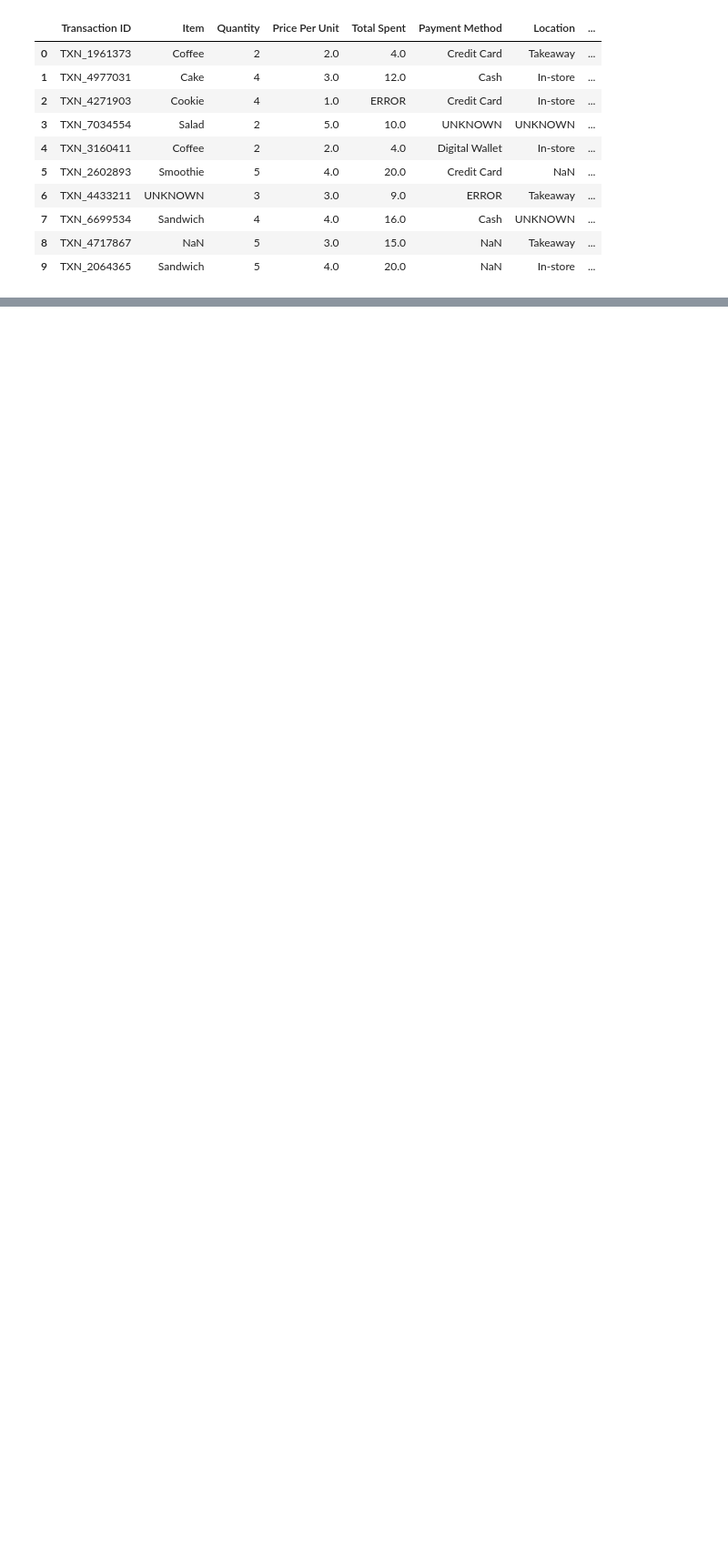
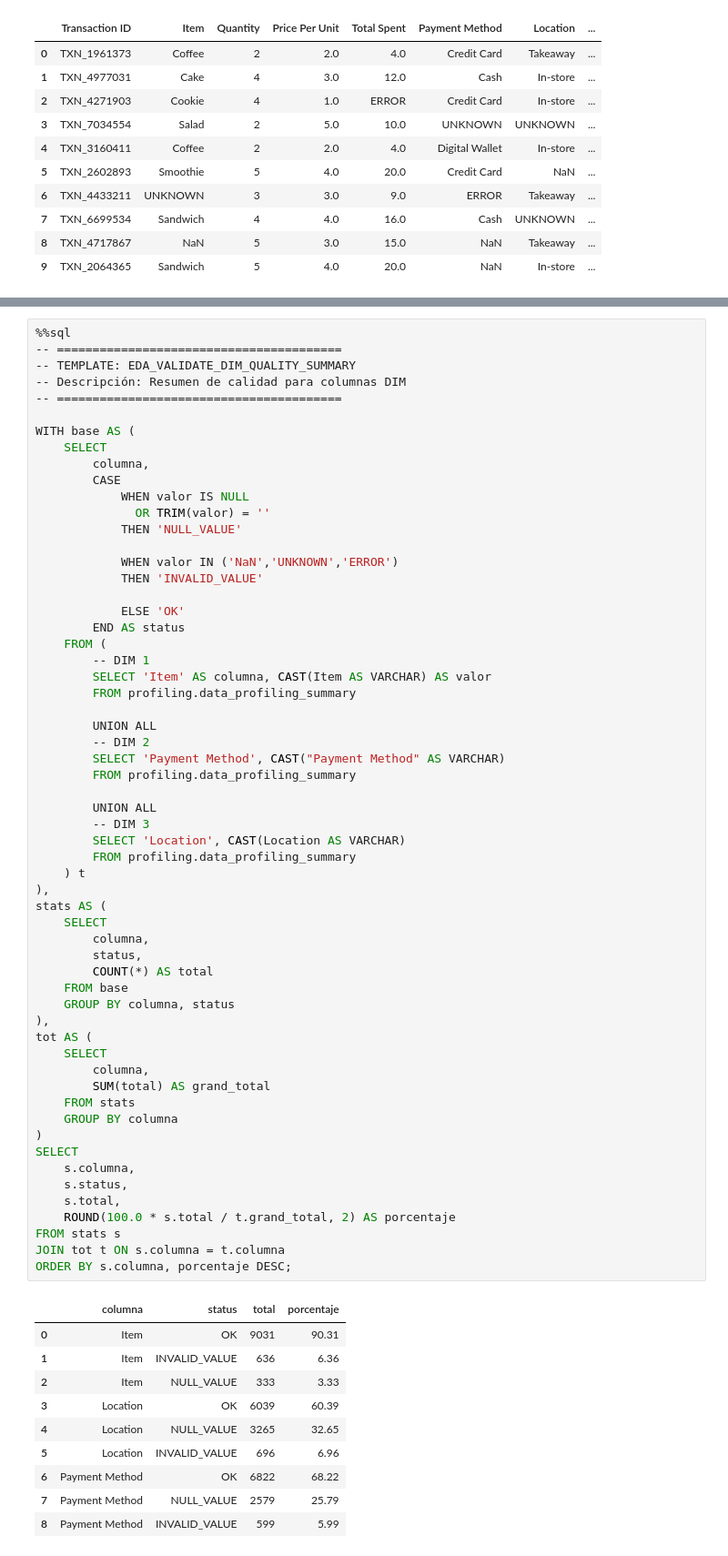
Before and after one commit to teofilocorrea/Data_Profiling_Coffe_Sales, a Jupyter notebook: notebooks/01_data_profiling_raw_pre_duckdb.ipynb, the cells around one changed output, grey strips where cells are left out. Shown at 91% size. Saved outputs shown, nothing was run; the diff lists cells and outputs as text; blank space fills up the shorter version.

```diff
--- a/notebooks/01_data_profiling_raw_pre_duckdb.ipynb
+++ b/notebooks/01_data_profiling_raw_pre_duckdb.ipynb
@@ -348,0 +443,70 @@ LIMIT 10;
+# %%
+%%sql
+-- ========================================
+-- TEMPLATE: EDA_VALIDATE_DIM_QUALITY_SUMMARY
+-- Descripción: Resumen de calidad para columnas DIM
+-- ========================================
+
+WITH base AS (
+    SELECT
+        columna,
+        CASE
+            WHEN valor IS NULL
+              OR TRIM(valor) = ''
+            THEN 'NULL_VALUE'
+
+            WHEN valor IN ('NaN','UNKNOWN','ERROR')
+            THEN 'INVALID_VALUE'
+
+            ELSE 'OK'
+        END AS status
+    FROM (
+        -- DIM 1
+        SELECT 'Item' AS columna, CAST(Item AS VARCHAR) AS valor
+        FROM profiling.data_profiling_summary
+
+        UNION ALL
+        -- DIM 2
+        SELECT 'Payment Method', CAST("Payment Method" AS VARCHAR)
+        FROM profiling.data_profiling_summary
+
+        UNION ALL
+        -- DIM 3
+        SELECT 'Location', CAST(Location AS VARCHAR)
+        FROM profiling.data_profiling_summary
+    ) t
+),
+stats AS (
+    SELECT
+        columna,
+        status,
+        COUNT(*) AS total
+    FROM base
+    GROUP BY columna, status
+),
+tot AS (
+    SELECT
+        columna,
+        SUM(total) AS grand_total
+    FROM stats
+    GROUP BY columna
+)
+SELECT
+    s.columna,
+    s.status,
+    s.total,
+    ROUND(100.0 * s.total / t.grand_total, 2) AS porcentaje
+FROM stats s
+JOIN tot t ON s.columna = t.columna
+ORDER BY s.columna, porcentaje DESC;
+# %% [output]
+|  | columna | status | total | porcentaje |
+| 0 | Item | OK | 9031 | 90.31 |
+| 1 | Item | INVALID_VALUE | 636 | 6.36 |
+| 2 | Item | NULL_VALUE | 333 | 3.33 |
+| 3 | Location | OK | 6039 | 60.39 |
+| 4 | Location | NULL_VALUE | 3265 | 32.65 |
+| 5 | Location | INVALID_VALUE | 696 | 6.96 |
+| 6 | Payment Method | OK | 6822 | 68.22 |
+| 7 | Payment Method | NULL_VALUE | 2579 | 25.79 |
+| 8 | Payment Method | INVALID_VALUE | 599 | 5.99 |
```
Also changed, not shown: parts of 14 cells of this notebook, 8 other files.
